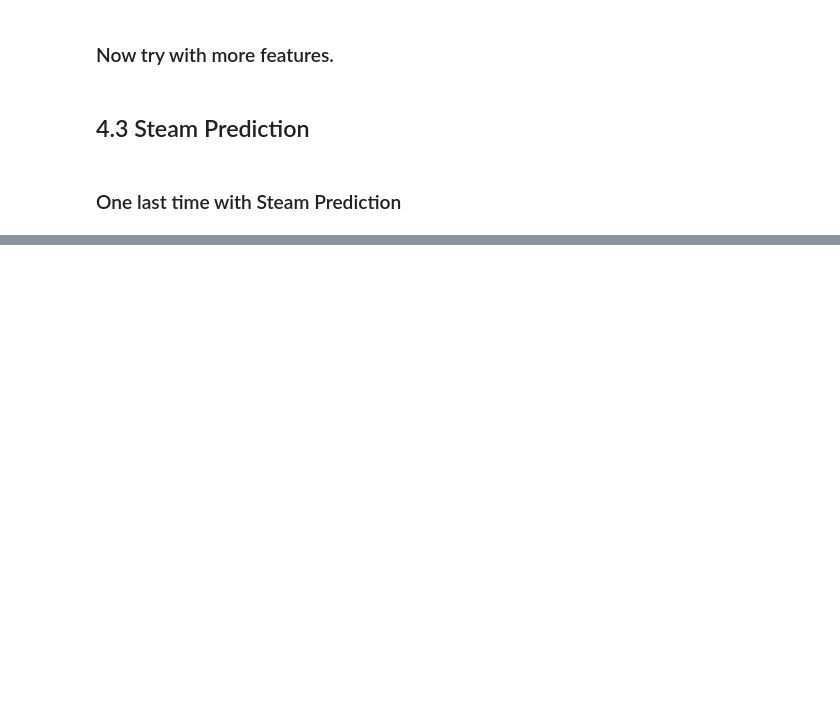
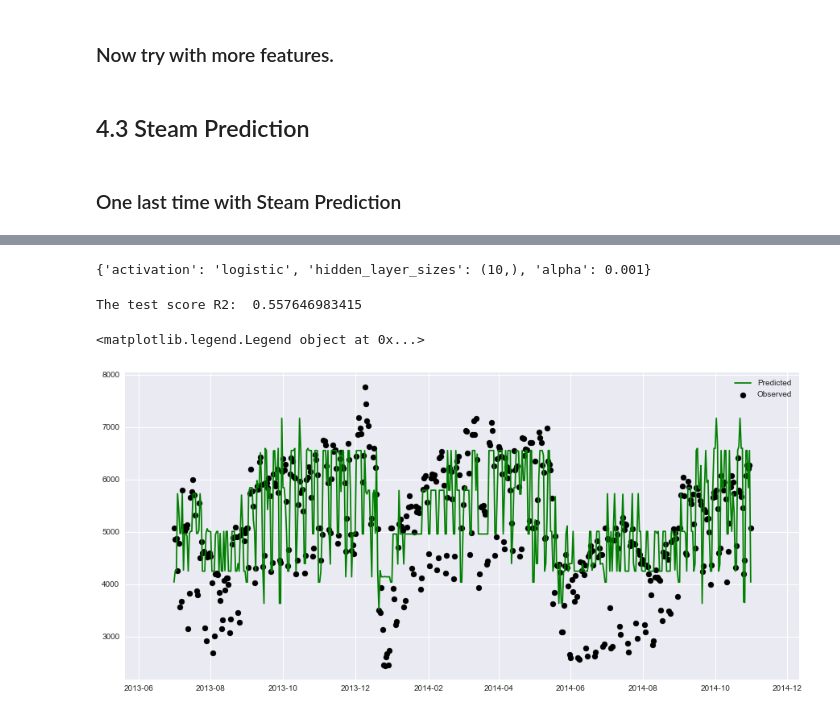
Before and after one commit to louisguitton/ifp-class-ml, a Jupyter notebook: part3/Building Energy Demand Prediction.ipynb, the cells around one changed output, grey strips where cells are left out. Cells and saved outputs as stored; diff of their text form; code cells hidden in the pictures; blank space fills up the shorter version.

```diff
--- a/part3/Building Energy Demand Prediction.ipynb
+++ b/part3/Building Energy Demand Prediction.ipynb
@@ -221,0 +247,18 @@ plt.legend(loc='upper left')
+# %%
+from sklearn.preprocessing import StandardScaler
+scaler = StandardScaler()
+# Don't cheat - fit only on training data
+scaler.fit(X_train)
+X_train_scaled = scaler.transform(X_train)
+# apply same transformation to test data
+X_test_scaled = scaler.transform(X_test)
+# %%
+# Set the parameters by cross-validation
+from sklearn.model_selection import GridSearchCV
+tuned_parameters = {
+    'hidden_layer_sizes': [(10,), (5,), (15, )],
+    'activation': ['relu', 'tanh', 'logistic'],
+    'alpha': 10.0 ** -np.arange(1, 7)}
+grid = GridSearchCV(nn_elect, cv=3, n_jobs=2, param_grid=tuned_parameters)
+# %%
+grid.fit(X_train_scaled, y_train.values.reshape(-1, ))
@@ -221,0 +279,22 @@ plt.legend(loc='upper left')
+# %%
+grid.best_params_
+# %% [output]
+{'activation': 'logistic', 'hidden_layer_sizes': (10,), 'alpha': 0.001}
+# %%
+y_lr = grid.best_estimator_.predict(X_test_scaled)
+
+print("The test score R2: ", grid.best_estimator_.score(X_test_scaled, y_test))
+# %% [output]
+The test score R2:  0.557646983415
+# %%
+nn_elect.fit(X_train_scaled, y_train.values.reshape(-1, ))
+y_lr = nn_elect.predict(X_test_scaled)
+# %%
+#Plot observed and Predicted electricity value
+fig = plt.figure(figsize=(15,7))
+plt.scatter(X_test.index, y_test, label='Observed', color='k')
+plt.plot(X_test.index, y_lr, label='Predicted', color='g')
+plt.legend(loc='upper right')
+# %% [output]
+<matplotlib.legend.Legend object at 0x...>
+[figure, added]
```
Also changed, not shown: parts of 6 cells of this notebook, 1 other file.
